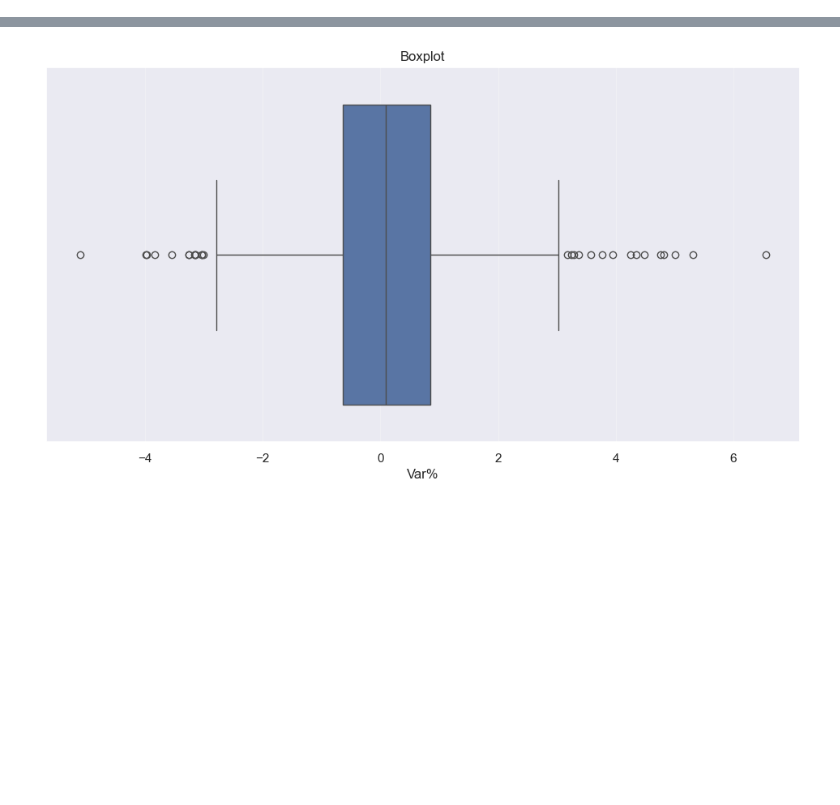
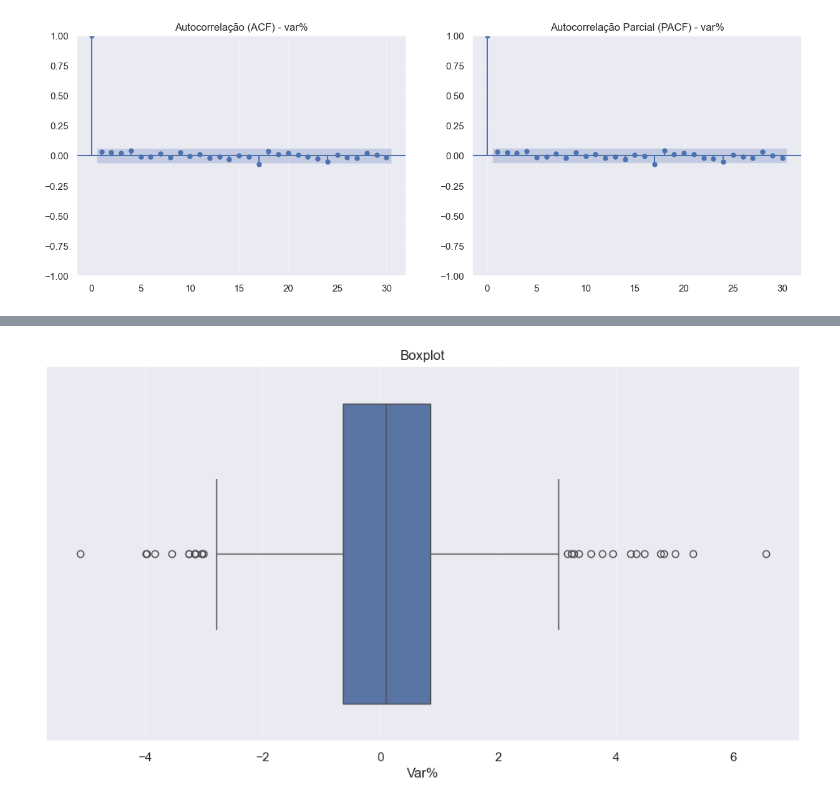
Before and after one commit to iiagovictor/fiap_tech_challenge_fase4, a Jupyter notebook: Notebooks/analise_exploratoria.ipynb, the cells around one changed output, grey strips where cells are left out. Cells and saved outputs as stored; diff of their text form; code cells hidden in the pictures; blank space fills up the shorter version.

Commit message:
:construction: wip: criacao do ACF, PACF, ADF, decomposicao da serie e medias moveis

```diff
--- a/Notebooks/analise_exploratoria.ipynb
+++ b/Notebooks/analise_exploratoria.ipynb
@@ -85,2 +120,17 @@ plt.rcParams["axes.titlesize"] = 14  # Tamanho da fonte do título
+# %%
+# Criando o ambiente para os dois gráficos
+fig, (ax1, ax2) = plt.subplots(1, 2, figsize=(15, 5))
+
+# ACF: Mostra a correlação direta e indireta
+plot_acf(df["Var%"], lags=30, ax=ax1)
+ax1.set_title("Autocorrelação (ACF) - var%")
+
+# PACF: Mostra apenas a correlação direta (essencial para LSTM)
+plot_pacf(df["Var%"], lags=30, ax=ax2)
+ax2.set_title("Autocorrelação Parcial (PACF) - var%")
+
+plt.show()
+# %% [output]
+[figure, added]
 # %%
 fig, ax = plt.subplots()
```
Also changed, not shown: parts of 12 cells of this notebook.
